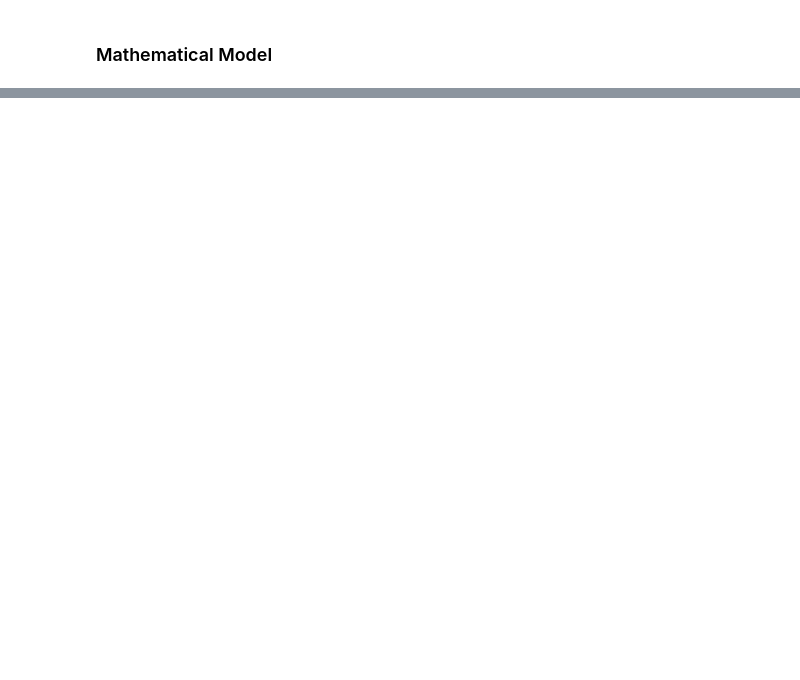
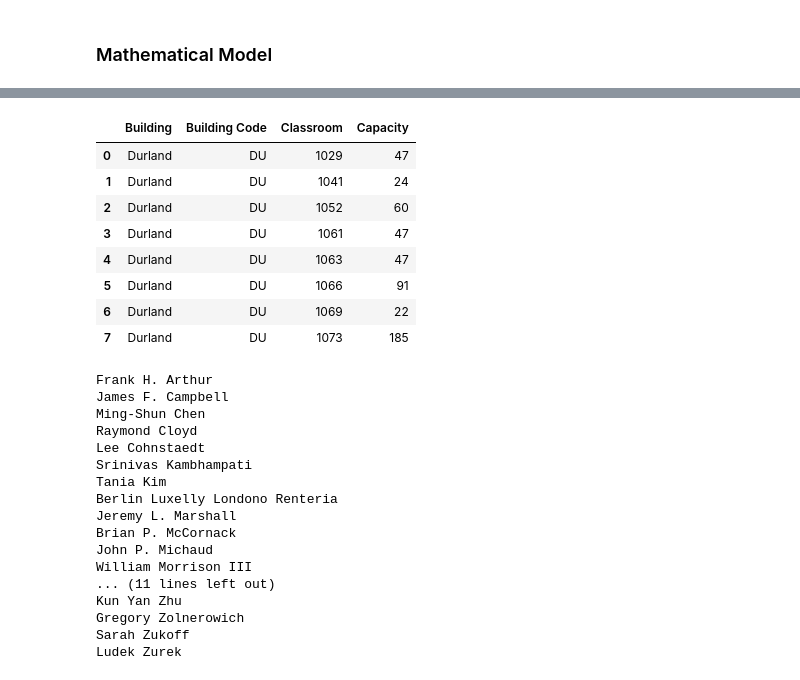
Before and after one commit to isossa/MATH4320, a Jupyter notebook: Project 1/Project 1 Submission.ipynb, the cells around one changed output, grey strips where cells are left out. Drawn from its saved outputs; the diff is of its cells as text; code cells hidden in the pictures; blank space fills up the shorter version.

```diff
--- a/Project 1/Project 1 Submission.ipynb
+++ b/Project 1/Project 1 Submission.ipynb
@@ -300,0 +389,31 @@ Model: Course Scheduling
+# %%
+display(classrooms_df)
+for professor in professors_df['Faculty Name']:
+    print(professor)
+# %% [output]
+|  | Building | Building Code | Classroom | Capacity |
+| 0 | Durland | DU | 1029 | 47 |
+| 1 | Durland | DU | 1041 | 24 |
+| 2 | Durland | DU | 1052 | 60 |
+| 3 | Durland | DU | 1061 | 47 |
+| 4 | Durland | DU | 1063 | 47 |
+| 5 | Durland | DU | 1066 | 91 |
+| 6 | Durland | DU | 1069 | 22 |
+| 7 | Durland | DU | 1073 | 185 |
+Frank H. Arthur
+James F. Campbell
+Ming-Shun Chen
+Raymond Cloyd
+Lee Cohnstaedt
+Srinivas Kambhampati
+Tania Kim
+Berlin Luxelly Londono Renteria
+Jeremy L. Marshall
+Brian P. McCornack
+John P. Michaud
+William Morrison III
+... (11 lines left out)
+Kun Yan Zhu
+Gregory Zolnerowich
+Sarah Zukoff
+Ludek Zurek
```
Also changed, not shown: parts of 11 cells of this notebook.
